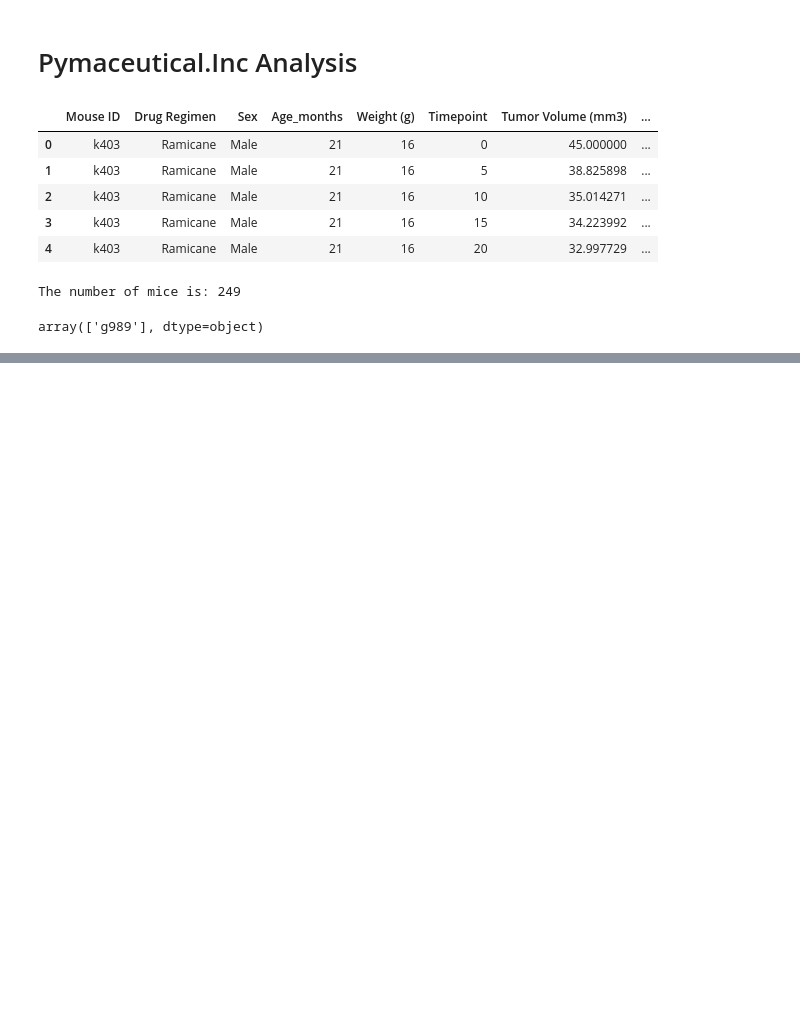
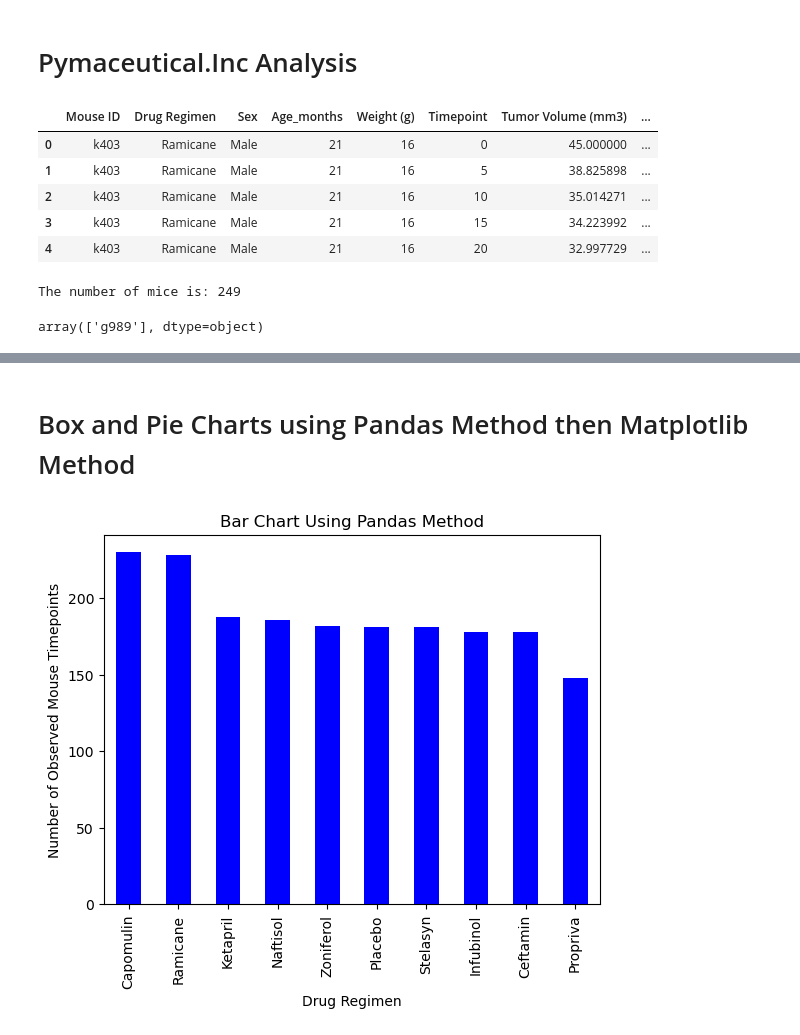
Before and after one commit to jovanecano/pymacueticals-inc---project-5, a Jupyter notebook: Starter_Code/Pymaceuticals/data/pymacueticals project file.ipynb, the cells around one changed output, grey strips where cells are left out. Saved outputs shown, nothing was run; the diff lists cells and outputs as text; code cells hidden in the pictures; blank space fills up the shorter version.

Commit message:
created the bar charts

```diff
--- a/Starter_Code/Pymaceuticals/data/pymacueticals project file.ipynb
+++ b/Starter_Code/Pymaceuticals/data/pymacueticals project file.ipynb
@@ -120,0 +121,14 @@ summary_stats
+# %% [markdown]
+# Box and Pie Charts using Pandas Method then Matplotlib Method
+# %%
+#grouping by drug reg and getting counts
+regimen_counts = cleaned_mice['Drug Regimen'].value_counts()
+
+#using Pandas' plot() method
+regimen_counts.plot(kind='bar', color='blue')
+plt.title("Bar Chart Using Pandas Method")
+plt.xlabel("Drug Regimen")
+plt.ylabel("Number of Observed Mouse Timepoints")
+plt.show()
+# %% [output]
+[figure, added]
```
Also changed, not shown: parts of 11 cells of this notebook.
